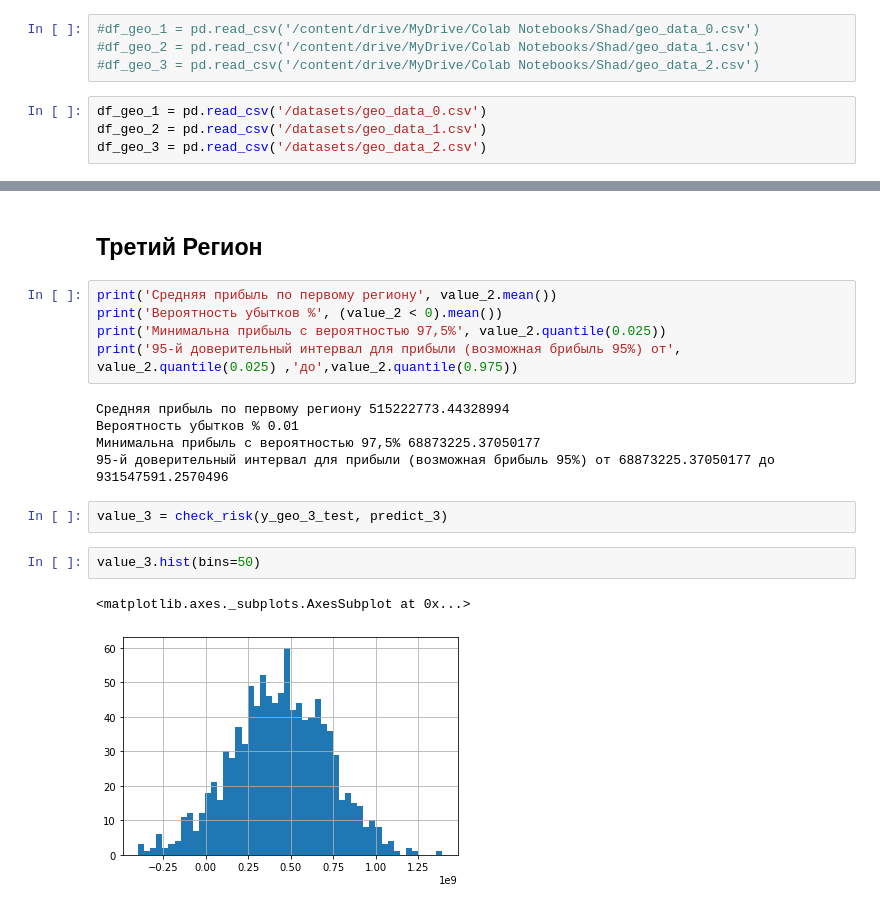
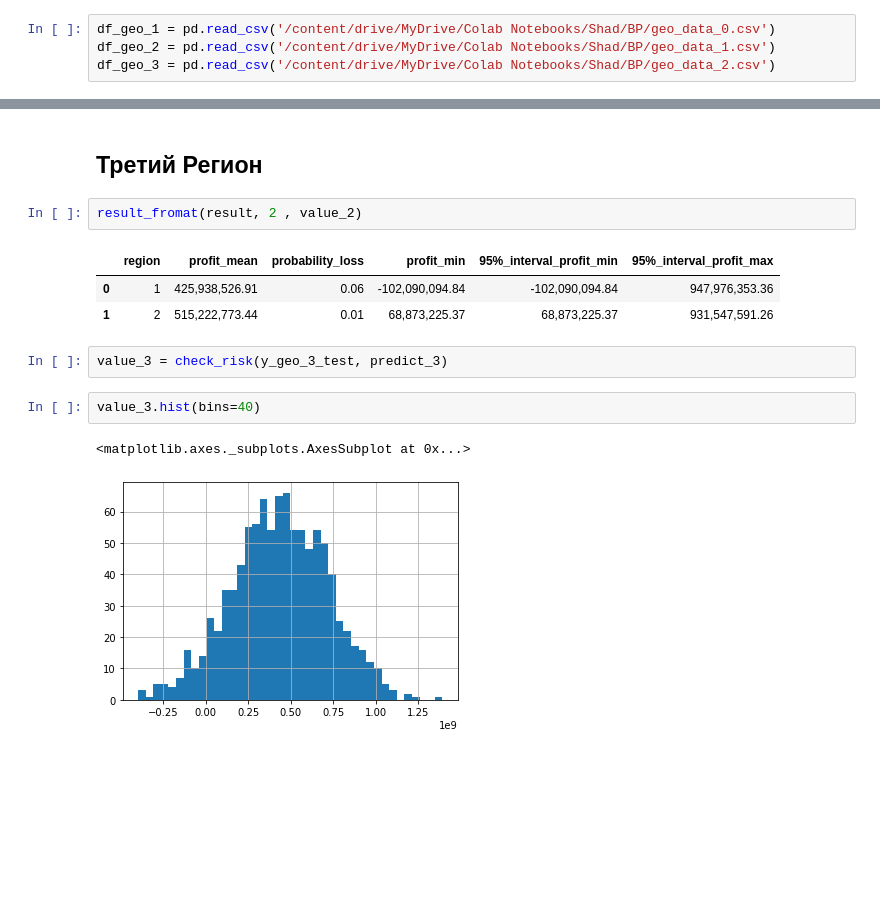
Before and after one commit to geldarr/praktikum, a Jupyter notebook: 08_ML_in_business/ML_bootstrap_oil_location.ipynb, the cells around one changed output, grey strips where cells are left out. Cells and saved outputs as stored; diff of their text form; blank space fills up the shorter version.

```diff
--- a/08_ML_in_business/ML_bootstrap_oil_location.ipynb
+++ b/08_ML_in_business/ML_bootstrap_oil_location.ipynb
@@ -72,11 +72,7 @@ from sklearn.metrics import r2_score
 # %%
-#df_geo_1 = pd.read_csv('/content/drive/MyDrive/Colab Notebooks/Shad/geo_data_0.csv')
-#df_geo_2 = pd.read_csv('/content/drive/MyDrive/Colab Notebooks/Shad/geo_data_1.csv')
-#df_geo_3 = pd.read_csv('/content/drive/MyDrive/Colab Notebooks/Shad/geo_data_2.csv')
+df_geo_1 = pd.read_csv('/content/drive/MyDrive/Colab Notebooks/Shad/BP/geo_data_0.csv')
+df_geo_2 = pd.read_csv('/content/drive/MyDrive/Colab Notebooks/Shad/BP/geo_data_1.csv')
+df_geo_3 = pd.read_csv('/content/drive/MyDrive/Colab Notebooks/Shad/BP/geo_data_2.csv')
-# %%
-df_geo_1 = pd.read_csv('/datasets/geo_data_0.csv')
-df_geo_2 = pd.read_csv('/datasets/geo_data_1.csv')
-df_geo_3 = pd.read_csv('/datasets/geo_data_2.csv')
 # %%
 df_geo_1.info()
 # %% [output]
@@ -466,19 +458,15 @@ value_2.hist(bins=50)
 # %% [markdown]
 ## Третий Регион
-# %%
-print('Средняя прибыль по первому региону', value_2.mean())
-print('Вероятность убытков %', (value_2 < 0).mean())
-print('Минимальна прибыль с вероятностью 97,5%', value_2.quantile(0.025))
-print('95-й доверительный интервал для прибыли (возможная брибыль 95%) от', value_2.quantile(0.025) ,'до',value_2.quantile(0.975))
-# %% [output]
-Средняя прибыль по первому региону 515222773.44328994
-Вероятность убытков % 0.01
-Минимальна прибыль с вероятностью 97,5% 68873225.37050177
-95-й доверительный интервал для прибыли (возможная брибыль 95%) от 68873225.37050177 до 931547591.2570496
+# %%
+result_fromat(result, 2 , value_2)
+# %% [output]
+|  | region | profit_mean | probability_loss | profit_min | 95%_interval_profit_min | 95%_interval_profit_max |
+| 0 | 1 | 425,938,526.91 | 0.06 | -102,090,094.84 | -102,090,094.84 | 947,976,353.36 |
+| 1 | 2 | 515,222,773.44 | 0.01 | 68,873,225.37 | 68,873,225.37 | 931,547,591.26 |
 # %%
 value_3 = check_risk(y_geo_3_test, predict_3)
 # %%
-value_3.hist(bins=50)
+value_3.hist(bins=40)
 # %% [output]
 <matplotlib.axes._subplots.AxesSubplot at 0x...>
-[figure, old version]
+[figure, new version]
```
Also changed, not shown: parts of 52 cells of this notebook.
